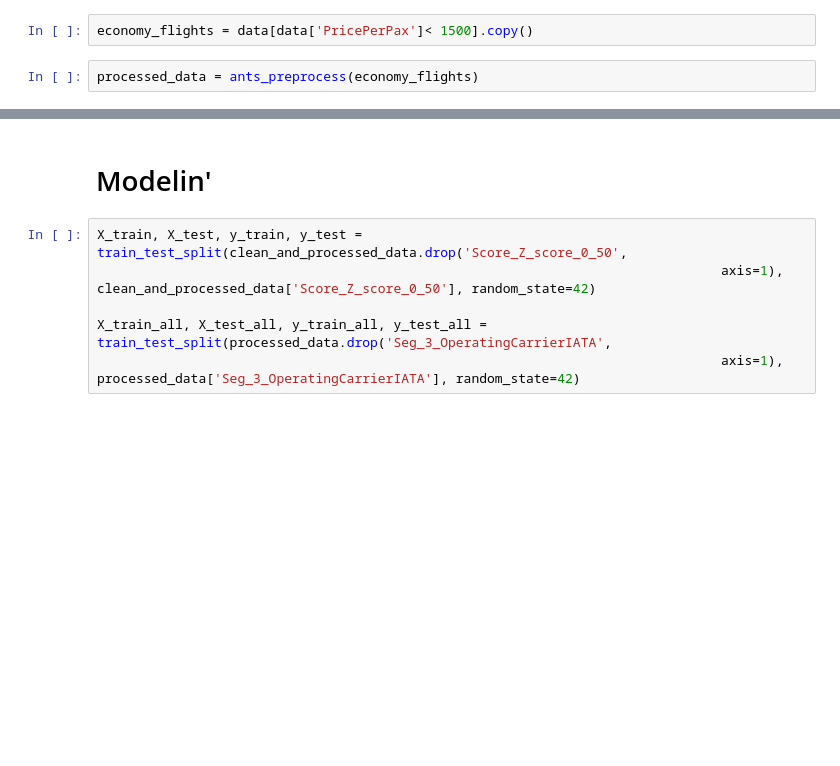
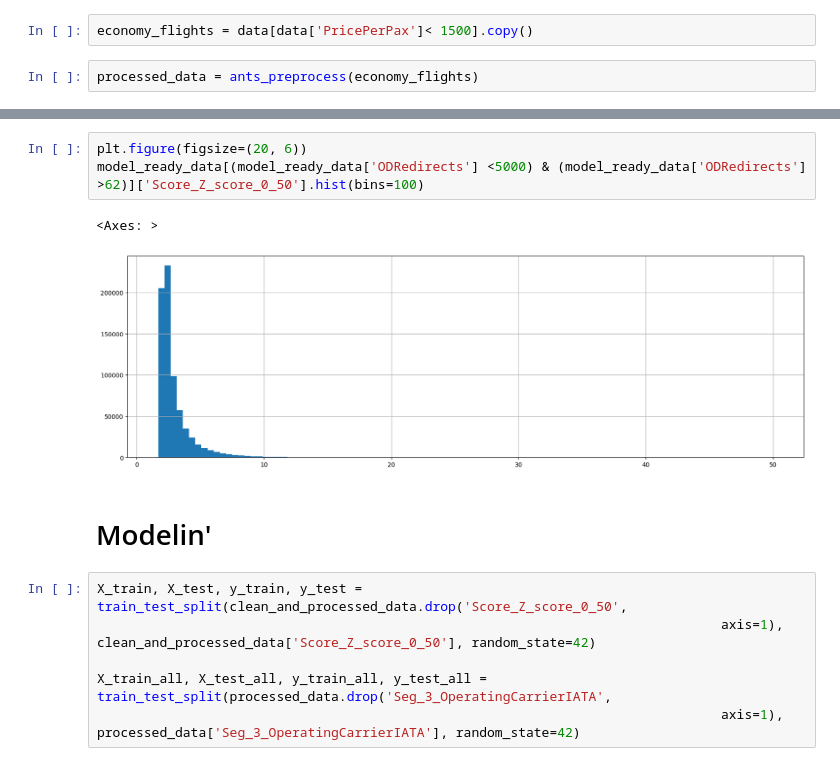
Before and after one commit to LaGenace/OptiFlyAi, a Jupyter notebook: Notebooks/ant_december_model.ipynb, the cells around one changed output, grey strips where cells are left out. Saved outputs shown, nothing was run; the diff lists cells and outputs as text; blank space fills up the shorter version.

```diff
--- a/Notebooks/ant_december_model.ipynb
+++ b/Notebooks/ant_december_model.ipynb
@@ -132,3 +183,9 @@ clean_and_processed_data = data_with_target.copy()
+# %%
+plt.figure(figsize=(20, 6))
+model_ready_data[(model_ready_data['ODRedirects'] <5000) & (model_ready_data['ODRedirects'] >62)]['Score_Z_score_0_50'].hist(bins=100)
+# %% [output]
+<Axes: >
+[figure, added]
 # %% [markdown]
 # Modelin'
 # %%
```
Also changed, not shown: parts of 38 cells of this notebook.
